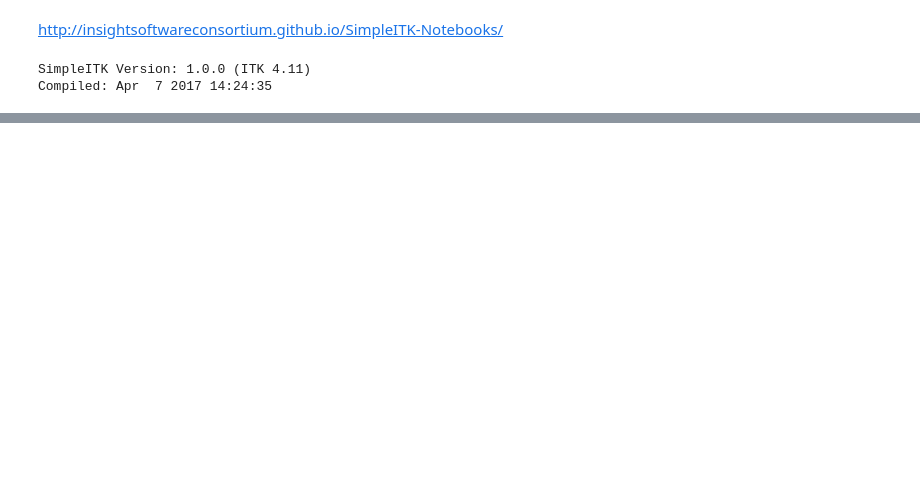
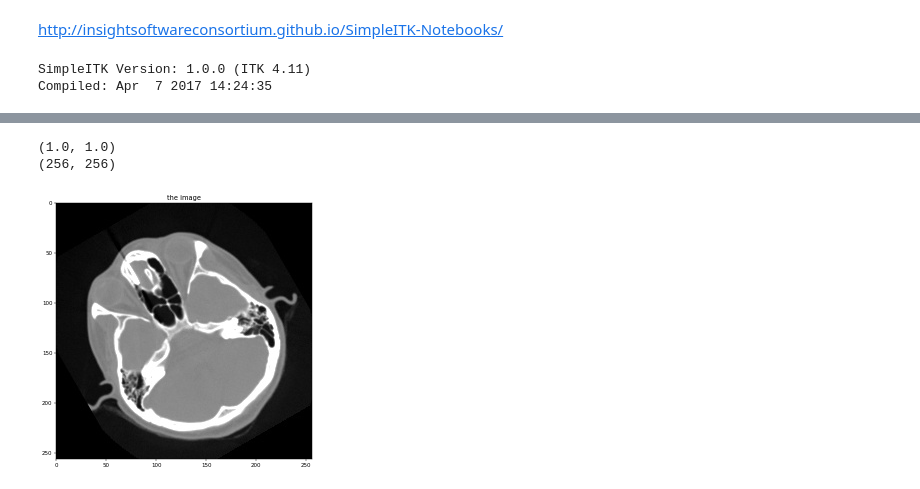
Before and after one commit to ciherraiz/itk, a Jupyter notebook: basic.ipynb, the cells around one changed output, grey strips where cells are left out. Drawn from its saved outputs; the diff is of its cells as text; code cells hidden in the pictures; blank space fills up the shorter version.

```diff
--- a/basic.ipynb
+++ b/basic.ipynb
@@ -26,0 +28,26 @@ Fetching cthead1.png
+# %%
+def sitk_show(img, title=None, margin=0.0, dpi=40):
+    nda = sitk.GetArrayFromImage(img)
+    spacing = img.GetSpacing()
+    print(spacing)
+    print(nda.shape)
+    figsize = (1 + margin) * nda.shape[0] / dpi, (1 + margin) * nda.shape[1] / dpi
+
+    extent = (0, nda.shape[1] * spacing[1], nda.shape[0] * spacing[0], 0)
+
+    fig = plt.figure(figsize=figsize, dpi=dpi)
+    ax = fig.add_axes([margin, margin, 1 - 2*margin, 1 - 2*margin])
+
+    plt.set_cmap("gray")
+    ax.imshow(nda, extent=extent, interpolation=None)
+
+    if title:
+        plt.title(title)
+
+    plt.show()
+# %%
+sitk_show(img, "the image")
+# %% [output]
+(1.0, 1.0)
+(256, 256)
+[figure, added]
```
Also changed, not shown: parts of 2 cells of this notebook, 2 other files.
